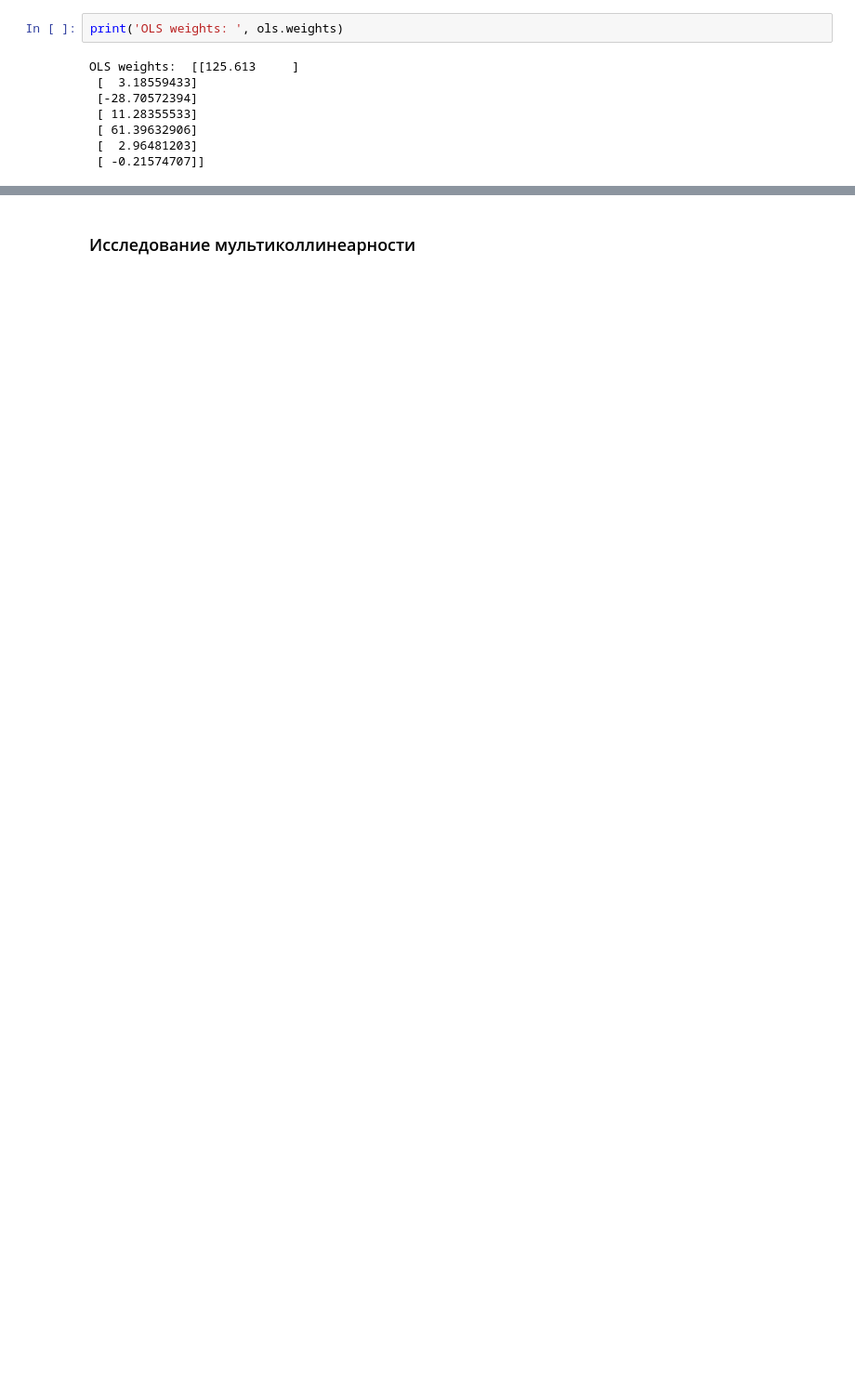
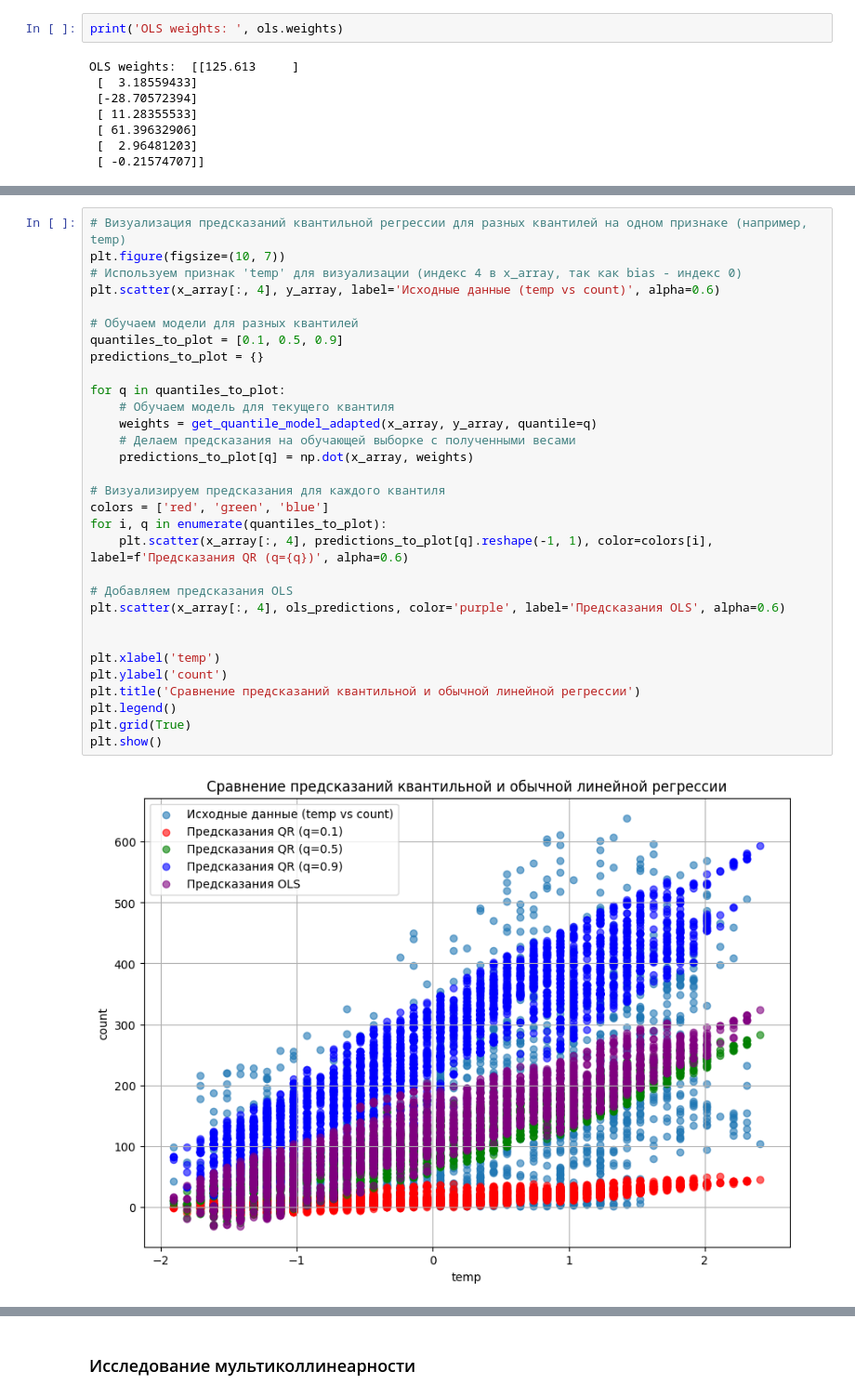
Before and after one commit to runnerup96/SBT-machine-learning-seminars, a Jupyter notebook: Линейная регрессия/Линейная регрессия.ipynb, the cells around one changed output, grey strips where cells are left out. Shown at 93% size. Saved outputs shown, nothing was run; the diff lists cells and outputs as text; blank space fills up the shorter version.

```diff
--- a/Линейная регрессия/Линейная регрессия.ipynb
+++ b/Линейная регрессия/Линейная регрессия.ipynb
@@ -353,0 +490,33 @@ OLS weights:  [[125.613     ]
+# %%
+# Визуализация предсказаний квантильной регрессии для разных квантилей на одном признаке (например, temp)
+plt.figure(figsize=(10, 7))
+# Используем признак 'temp' для визуализации (индекс 4 в x_array, так как bias - индекс 0)
+plt.scatter(x_array[:, 4], y_array, label='Исходные данные (temp vs count)', alpha=0.6)
+
+# Обучаем модели для разных квантилей
+quantiles_to_plot = [0.1, 0.5, 0.9]
+predictions_to_plot = {}
+
+for q in quantiles_to_plot:
+    # Обучаем модель для текущего квантиля
+    weights = get_quantile_model_adapted(x_array, y_array, quantile=q)
+    # Делаем предсказания на обучающей выборке с полученными весами
+    predictions_to_plot[q] = np.dot(x_array, weights)
+
+# Визуализируем предсказания для каждого квантиля
+colors = ['red', 'green', 'blue']
+for i, q in enumerate(quantiles_to_plot):
+    plt.scatter(x_array[:, 4], predictions_to_plot[q].reshape(-1, 1), color=colors[i], label=f'Предсказания QR (q={q})', alpha=0.6)
+
+# Добавляем предсказания OLS
+plt.scatter(x_array[:, 4], ols_predictions, color='purple', label='Предсказания OLS', alpha=0.6)
+
+
+plt.xlabel('temp')
+plt.ylabel('count')
+plt.title('Сравнение предсказаний квантильной и обычной линейной регрессии')
+plt.legend()
+plt.grid(True)
+plt.show()
+# %% [output]
+[figure, added]
```
Also changed, not shown: parts of 24 cells of this notebook.
